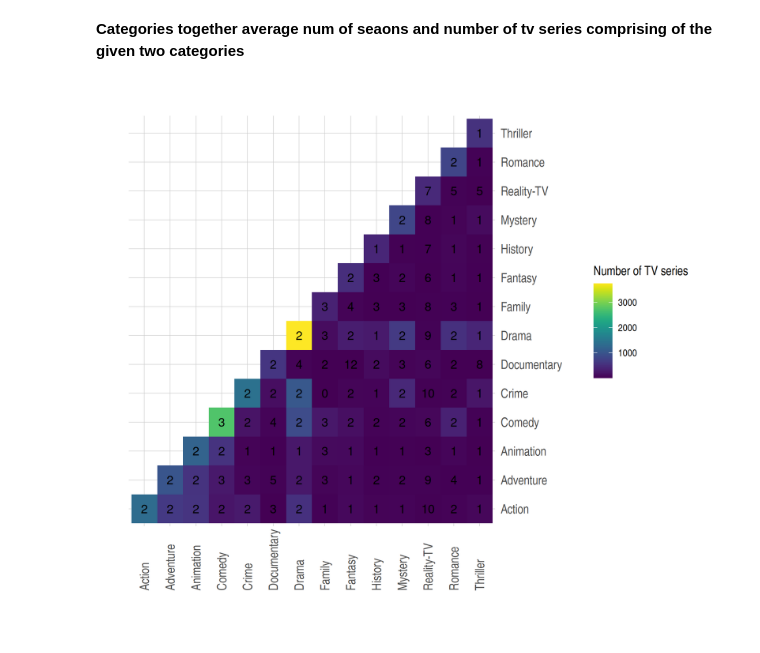
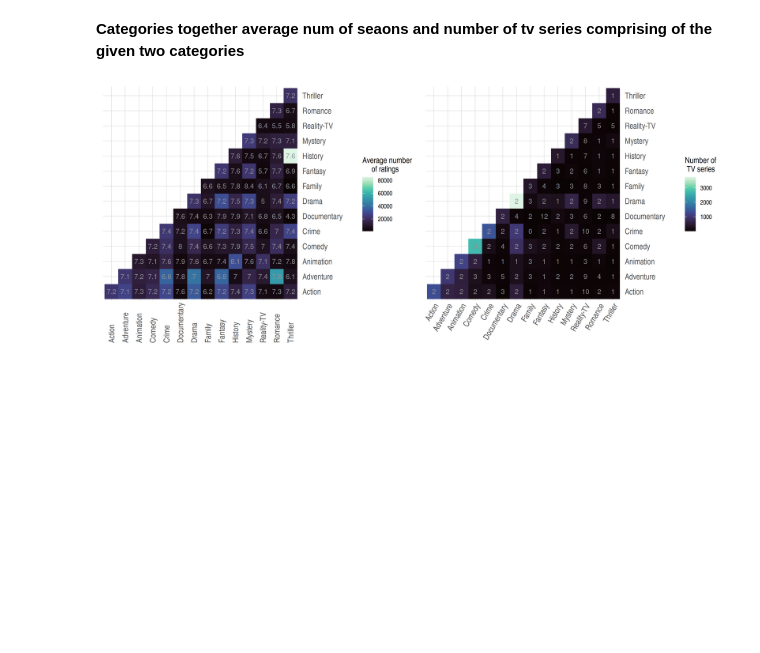
Before and after one commit to vaivapilk/DVZ, a Jupyter notebook: project.ipynb, the cells around one changed output. Saved outputs shown, nothing was run; the diff lists cells and outputs as text; code cells hidden in the pictures; blank space fills up the shorter version.

```diff
--- a/project.ipynb
+++ b/project.ipynb
@@ -404,11 +382,11 @@ options(repr.plot.width=8, repr.plot.height=7, repr.plot.res = 250)
 * The success of historical thriller caused by Chernobyl and not many other things in the genre
 * It is on the dataset of tvSeries with more than 1k reviews but I tried on the unfiltered one and the results were almost identical
 # %%
-ggplot(heat_df, aes(x = y, y = x, fill=reviews_avg)) +
+plt1 <- ggplot(heat_df, aes(x = y, y = x, fill=reviews_avg)) +
   geom_tile() +
   scale_y_discrete(position = "right") +
-  scale_fill_viridis(discrete=FALSE) +
-  theme_ipsum() +
+  scale_fill_viridis(discrete=FALSE, option = "mako") +
+  theme_ipsum(base_size = 13) +
   geom_text(aes(label = round(rating_avg, 1))) +
   labs(fill = "Average number \n     of ratings") +
   xlab("") +
@@ -419,15 +395,13 @@ ggplot(heat_df, aes(x = y, y = x, fill=reviews_avg)) +
 # %% [markdown]
 **Categories together average num of seaons and number of tv series comprising of the given two categories**
 # %%
-ggplot(heat_df, aes(x = y, y = x, fill=amount)) +
+plt2 <- ggplot(heat_df, aes(x = y, y = x, fill=amount)) +
   geom_tile() +
   scale_y_discrete(position = "right") +
-  scale_fill_viridis(discrete=FALSE) +
-  theme_ipsum() +
+  scale_fill_viridis(discrete=FALSE, option = "mako") +
+  theme_ipsum(base_size = 13) +
   geom_text(aes(label = round(seasons, 1))) +
-  labs(fill = "Number of TV series") +
+  labs(fill = "Number of\n TV series") +
   xlab("") +
   ylab("") +
-  theme(axis.text.x = element_text(angle = 90, vjust = 0.5, hjust=0))
+  theme(axis.text.x = element_text(angle = 60, vjust = 1, hjust=1))
-# %% [output]
-[figure, removed]
@@ -433,0 +410,4 @@ ggplot(heat_df, aes(x = y, y = x, fill=amount)) +
+# %%
+plt1 + plt2 & theme(legend.position = "right", plot.margin=grid::unit(c(1,2,1,2), "mm"))
+# %% [output]
+[figure, added]
```
Also changed, not shown: parts of 29 cells of this notebook.
